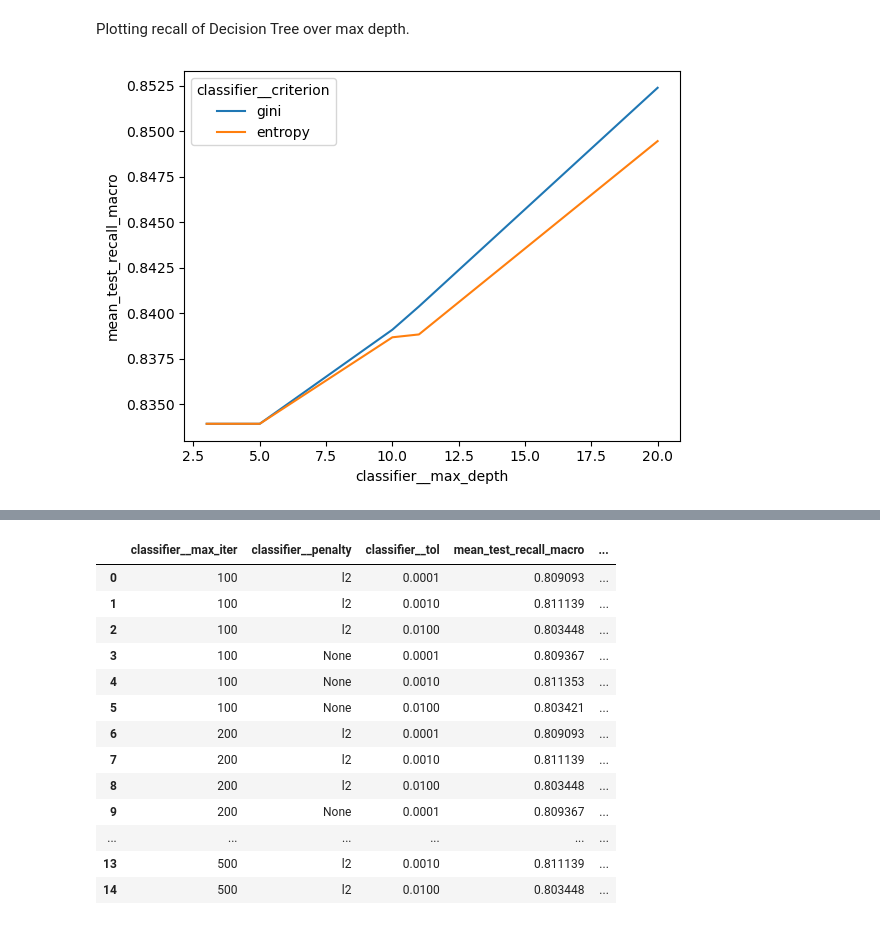
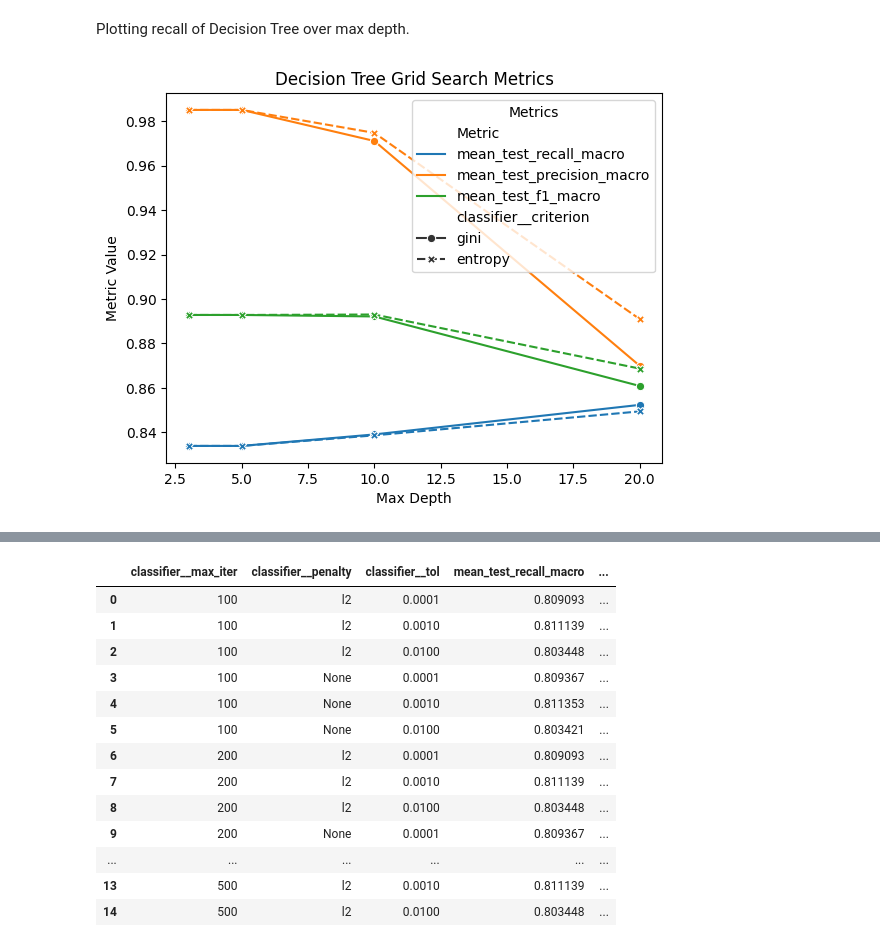
Before and after one commit to ultra-passion-fruit/Diabetes-Data-Analysis, a Jupyter notebook: csi4106_a2_300228879_300240688.ipynb, the cells around one changed output, grey strips where cells are left out. Saved outputs shown, nothing was run; the diff lists cells and outputs as text; code cells hidden in the pictures.

Commit message:
done 9 with plots having all the metrics

```diff
--- a/csi4106_a2_300228879_300240688.ipynb
+++ b/csi4106_a2_300228879_300240688.ipynb
@@ -836,10 +845,29 @@ logic_grid_search_df = extract_cv_results(logic_grid_search.cv_results_)
 # %% [markdown]
 Plotting recall of Decision Tree over max depth.
-# %%
-sns.lineplot(tree_grid_search_df, x="classifier__max_depth", y="mean_test_recall_macro", hue="classifier__criterion")
-plt.show()
-# %% [output]
-[figure, removed]
+# %%
+tree_grid_search_melted = tree_grid_search_df.melt(
+    id_vars=["classifier__max_depth", "classifier__criterion"],
+    value_vars=["mean_test_recall_macro", "mean_test_precision_macro", "mean_test_f1_macro"],
+    var_name="Metric",
+    value_name="Value"
+)
+
+sns.lineplot(
+    data=tree_grid_search_melted,
+    x="classifier__max_depth",
+    y="Value",
+    hue="Metric",
+    style="classifier__criterion",
+    markers=True
+)
+
+plt.title("Decision Tree Grid Search Metrics")
+plt.xlabel("Max Depth")
+plt.ylabel("Metric Value")
+plt.legend(title="Metrics")
+plt.show()
+# %% [output]
+[figure, added]
 # %%
 knn_grid_search_df
 # %% [output]
```
Also changed, not shown: parts of 17 cells of this notebook.
